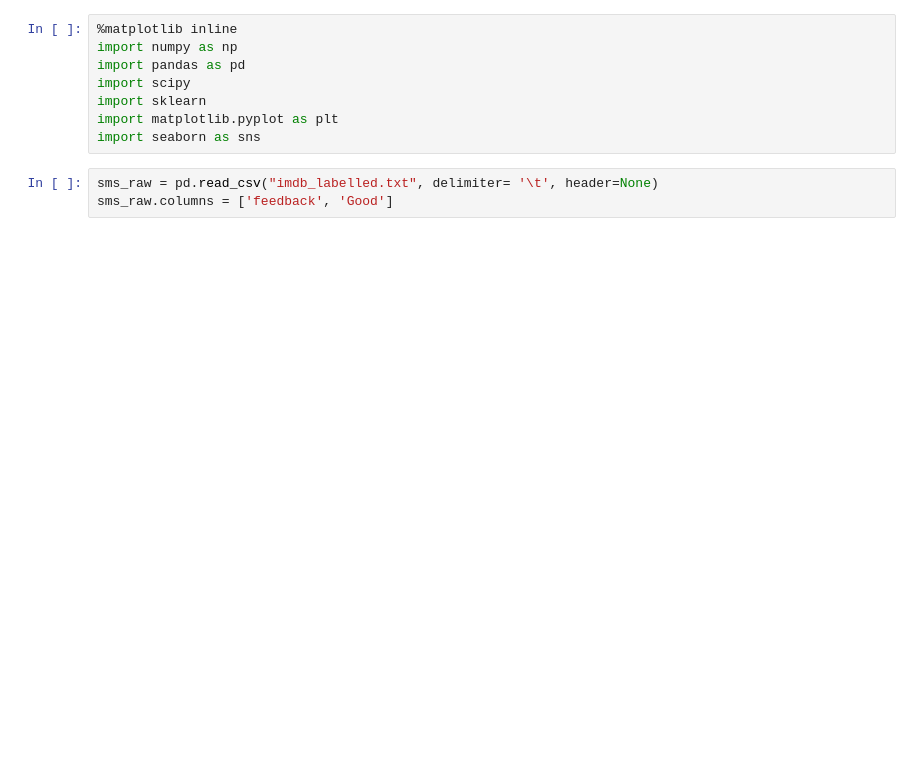
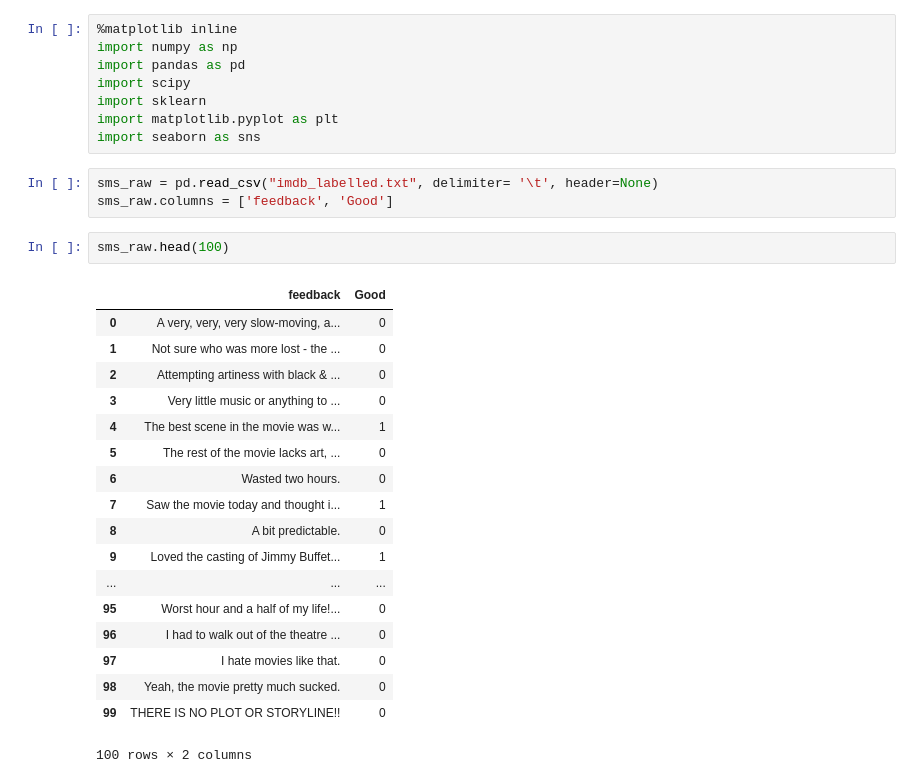
Before and after one commit to ihembree789/thinkfulprojects, a Jupyter notebook: Feedback analysis.ipynb, the cells around one changed output. Drawn from its saved outputs; the diff is of its cells as text; blank space fills up the shorter version.

```diff
--- a/Feedback analysis.ipynb
+++ b/Feedback analysis.ipynb
@@ -9,3 +9,24 @@ import seaborn as sns
 # %%
 sms_raw = pd.read_csv("imdb_labelled.txt", delimiter= '\t', header=None)
 sms_raw.columns = ['feedback', 'Good']
+# %%
+sms_raw.head(100)
+# %% [output]
+|  | feedback | Good |
+| 0 | A very, very, very slow-moving, a... | 0 |
+| 1 | Not sure who was more lost - the ... | 0 |
+| 2 | Attempting artiness with black & ... | 0 |
+| 3 | Very little music or anything to ... | 0 |
+| 4 | The best scene in the movie was w... | 1 |
+| 5 | The rest of the movie lacks art, ... | 0 |
+| 6 | Wasted two hours. | 0 |
+| 7 | Saw the movie today and thought i... | 1 |
+| 8 | A bit predictable. | 0 |
+| 9 | Loved the casting of Jimmy Buffet... | 1 |
+| ... | ... | ... |
+| 95 | Worst hour and a half of my life!... | 0 |
+| 96 | I had to walk out of the theatre ... | 0 |
+| 97 | I hate movies like that. | 0 |
+| 98 | Yeah, the movie pretty much sucked. | 0 |
+| 99 | THERE IS NO PLOT OR STORYLINE!! | 0 |
+100 rows × 2 columns
```
Also changed, not shown: parts of 10 cells of this notebook.
